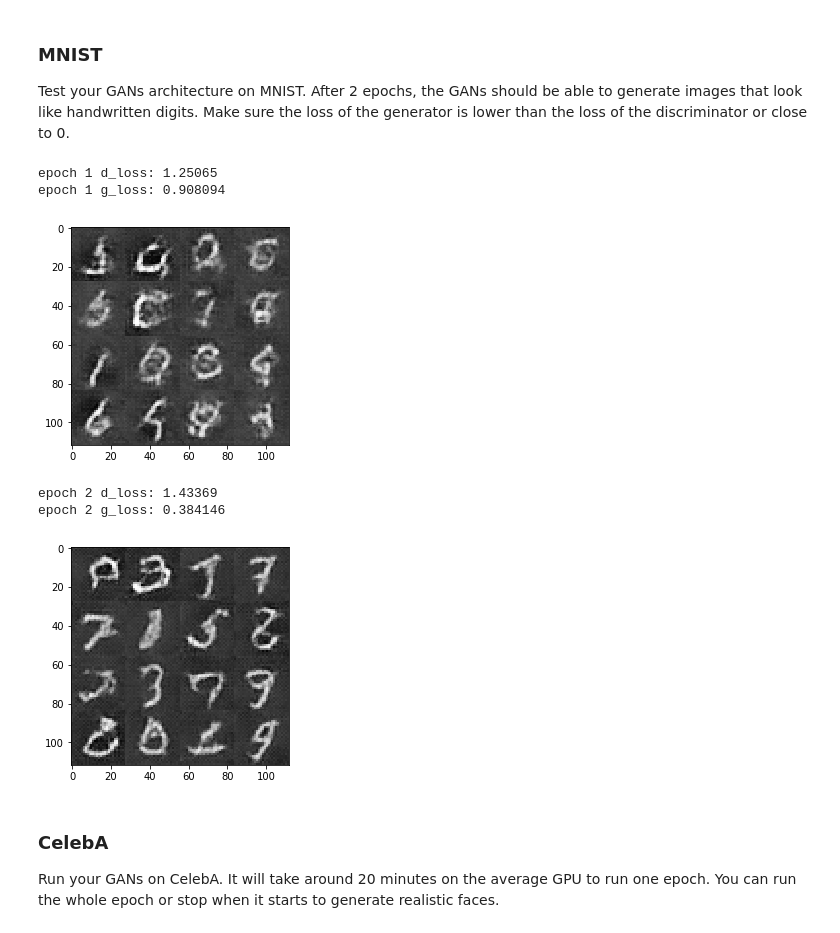
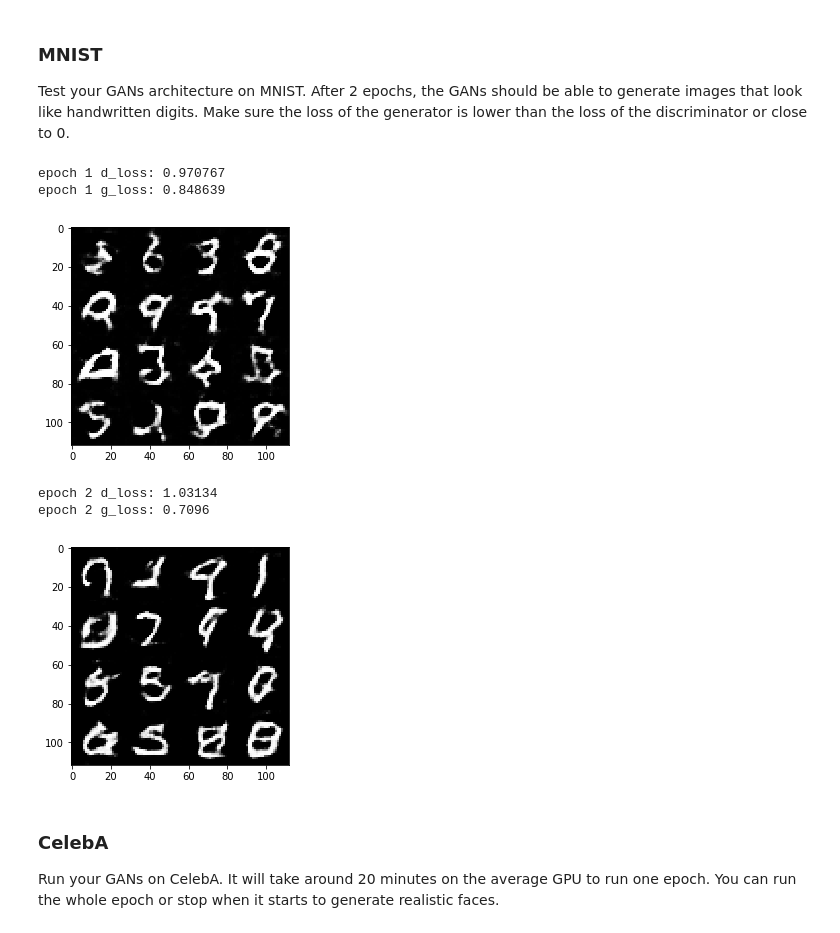
Before and after one commit to watseob/DeepLearning, a Jupyter notebook: P5-FaceGeneration/dlnd_face_generation.ipynb, the cells around one changed output. Saved outputs shown, nothing was run; the diff lists cells and outputs as text; code cells hidden in the pictures.

```diff
--- a/P5-FaceGeneration/dlnd_face_generation.ipynb
+++ b/P5-FaceGeneration/dlnd_face_generation.ipynb
@@ -133,6 +132,9 @@ Tests Passed
 ### Discriminator
 Implement `discriminator` to create a discriminator neural network that discriminates on `images`.  This function should be able to reuse the variabes in the neural network.  Use [`tf.variable_scope`](https://www.tensorflow.org/api_docs/python/tf/variable_scope) with a scope name of "discriminator" to allow the variables to be reused.  The function should return a tuple of (tensor output of the generator, tensor logits of the generator).
 # %%
+def lrelu(x, leak=0.1, name="lrelu"):
+    return tf.maximum(x, leak*x, name = name)
+
 def discriminator(images, reuse=False):
     """
     Create the discriminator network
@@ -144,10 +146,11 @@ def discriminator(images, reuse=False):
     with tf.variable_scope('discriminator',reuse=reuse):
 
         x1 = tf.layers.conv2d(images, 28, 5, strides=2, padding='SAME')
-        relu1 = tf.nn.relu(x1)
+        relu1 = lrelu(x1)
 
         x2 = tf.layers.conv2d(relu1, 56, 5, strides=2, padding='SAME')
-        relu2 = tf.nn.relu(x2)
+        x2 = tf.layers.batch_normalization(x2, training=True)
+        relu2 = lrelu(x2)
 
         #x3 = tf.layers.conv2d(relu2, 112, 5, strides=2, padding='SAME')
         #relu3 = tf.nn.relu(x3)
@@ -161,6 +164,7 @@ def discriminator(images, reuse=False):
     return logits, out
 
 
+
 """
 DON'T MODIFY ANYTHING IN THIS CELL THAT IS BELOW THIS LINE
 """
@@ -184,10 +188,12 @@ def generator(z, out_channel_dim, is_train=True):
         x1 = tf.layers.dense(z,7*7*112)
 
         x1 = tf.reshape(x1,(-1,7,7,56))
-        x1 = tf.nn.relu(x1)
+        x1 = tf.layers.batch_normalization(x1, training=is_train)
+        x1 = lrelu(x1)
 
         x2 = tf.layers.conv2d_transpose(x1, 28, 5, strides=2, padding='SAME')
-        x2 = tf.nn.relu(x2)
+        x2 = tf.layers.batch_normalization(x2, training=is_train)
+        x2 = lrelu(x2)
 
 
         logits = tf.layers.conv2d_transpose(x2, out_channel_dim,5, strides=2, padding='SAME')
@@ -258,7 +264,12 @@ def model_opt(d_loss, g_loss, learning_rate, beta1):
     g_vars = [var for var in t_vars if var.name.startswith('generator')]
 
     d_train_opt = tf.train.AdamOptimizer(learning_rate, beta1).minimize(d_loss, var_list=d_vars)
-    g_train_opt = tf.train.AdamOptimizer(learning_rate, beta1).minimize(g_loss, var_list=g_vars)
+
+    ops = tf.get_collection(tf.GraphKeys.UPDATE_OPS)
+    g_updates = [opt for opt in ops if opt.name.startswith('generator')]
+    with tf.control_dependencies(g_updates):
+        g_train_opt = tf.train.AdamOptimizer(
+            learning_rate, beta1).minimize(g_loss, var_list=g_vars)
 
     return (d_train_opt, g_train_opt)
 
@@ -333,7 +344,7 @@ def train(epoch_count, batch_size, z_dim, learning_rate, beta1, get_batches, dat
 
             for batch_images in get_batches(batch_size):
                 # TODO: Train Model
-
+                batch_images *= 2.0
                 batch_z = np.random.uniform(-1, 1, size=(batch_size, z_dim))
                 sess.run(d_opt,feed_dict={input_real:batch_images, input_z:batch_z, lr:learning_rate})
                 sess.run(g_opt,feed_dict={input_z:batch_z,lr:learning_rate})
@@ -349,28 +360,28 @@ def train(epoch_count, batch_size, z_dim, learning_rate, beta1, get_batches, dat
 ### MNIST
 Test your GANs architecture on MNIST.  After 2 epochs, the GANs should be able to generate images that look like handwritten digits.  Make sure the loss of the generator is lower than the loss of the discriminator or close to 0.
 # %%
-batch_size = 128
+batch_size = 64
 z_dim = 100
-learning_rate = 0.001
-beta1 = 0.001
+learning_rate = 0.0005
+beta1 = 0.5
 
 
 """
 DON'T MODIFY ANYTHING IN THIS CELL THAT IS BELOW THIS LINE
 """
 epochs = 2
 
 mnist_dataset = helper.Dataset('mnist', glob(os.path.join(data_dir, 'mnist/*.jpg')))
 with tf.Graph().as_default():
     train(epochs, batch_size, z_dim, learning_rate, beta1, mnist_dataset.get_batches,
           mnist_dataset.shape, mnist_dataset.image_mode)
 # %% [output]
-epoch 1 d_loss: 1.25065
-epoch 1 g_loss: 0.908094
+epoch 1 d_loss: 0.970767
+epoch 1 g_loss: 0.848639
-[figure, old version]
+[figure, new version]
-epoch 2 d_loss: 1.43369
-epoch 2 g_loss: 0.384146
+epoch 2 d_loss: 1.03134
+epoch 2 g_loss: 0.7096
-[figure, old version]
+[figure, new version]
 # %% [markdown]
 ### CelebA
 Run your GANs on CelebA.  It will take around 20 minutes on the average GPU to run one epoch.  You can run the whole epoch or stop when it starts to generate realistic faces.
```
Also changed, not shown: parts of 5 cells of this notebook.
